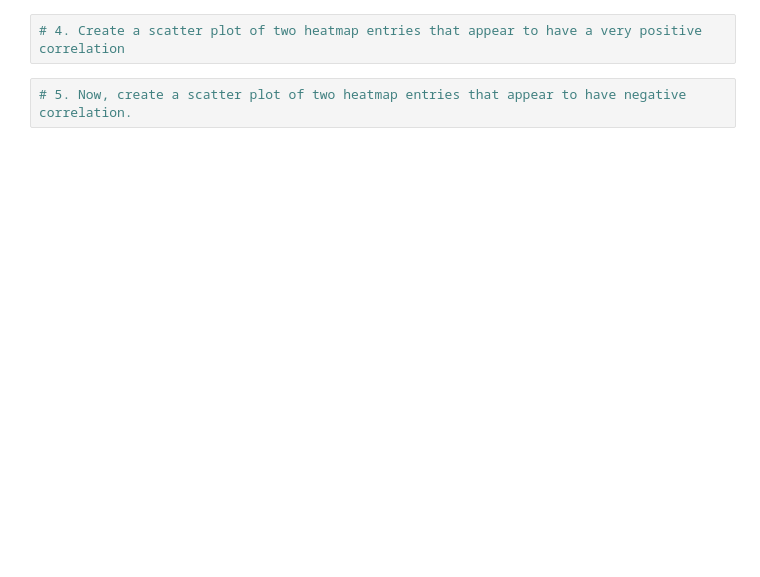
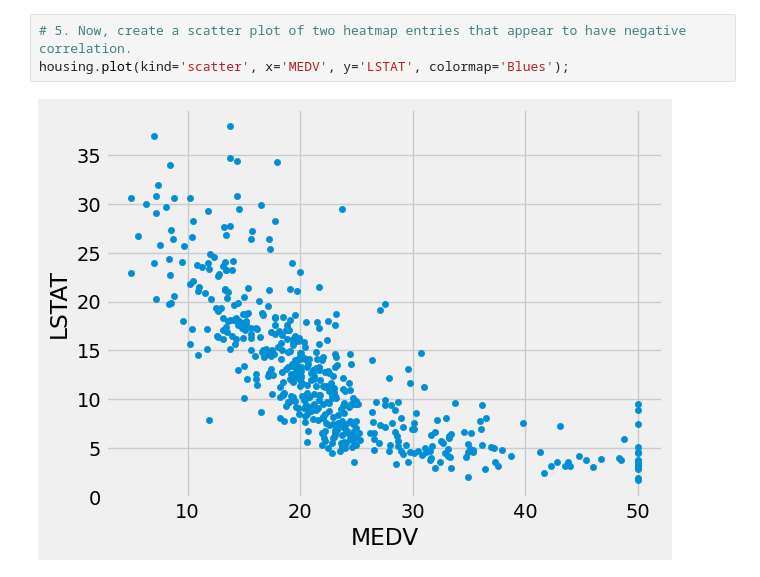
Before and after one commit to Yushan-Li-nyu/Data-Science-Bootcamp, a Jupyter notebook: DS Bootcamp HW4.ipynb, the cells around one changed output. Saved outputs shown, nothing was run; the diff lists cells and outputs as text; blank space fills up the shorter version.

```diff
--- a/DS Bootcamp HW4.ipynb
+++ b/DS Bootcamp HW4.ipynb
@@ -15,4 +89,5 @@
 # %%
-# 4. Create a scatter plot of two heatmap entries that appear to have a very positive correlation
+# 5. Now, create a scatter plot of two heatmap entries that appear to have negative correlation.
+housing.plot(kind='scatter', x='MEDV', y='LSTAT', colormap='Blues');
+# %% [output]
+[figure, added]
-# %%
-# 5. Now, create a scatter plot of two heatmap entries that appear to have negative correlation.
```
Also changed, not shown: parts of 5 cells of this notebook.
